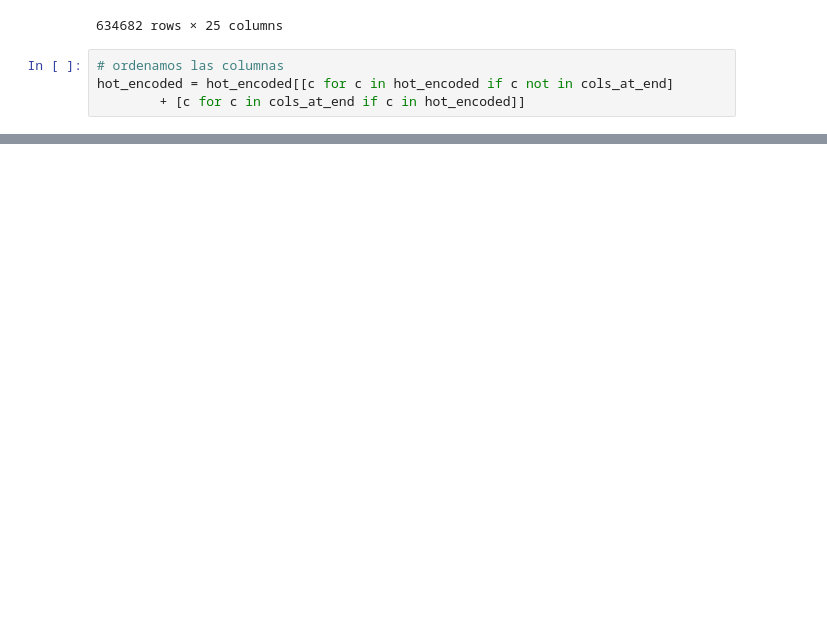
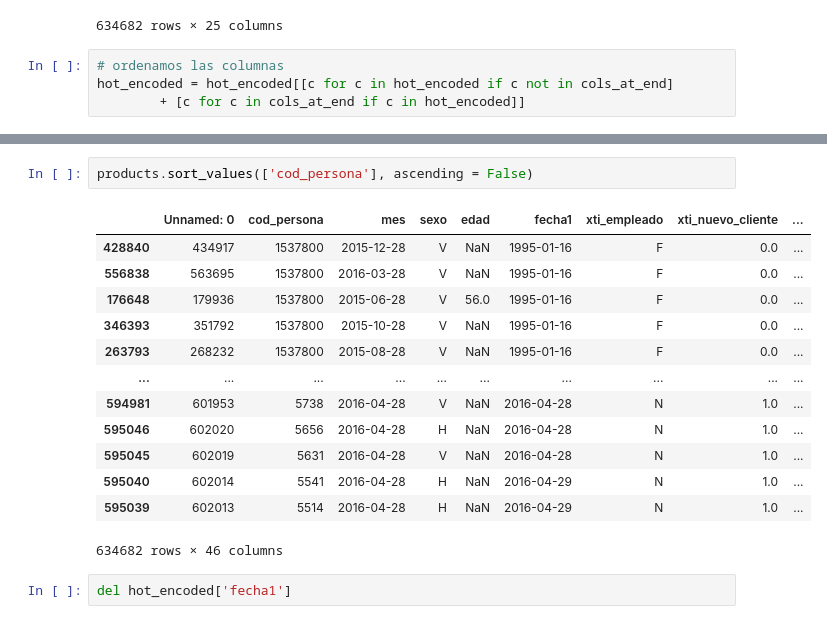
Before and after one commit to ubaldo-peralta-sanchez/machine_learning_unav, a Jupyter notebook: processing.ipynb, the cells around one changed output, grey strips where cells are left out. Drawn from its saved outputs; the diff is of its cells as text; blank space fills up the shorter version.

```diff
--- a/processing.ipynb
+++ b/processing.ipynb
@@ -285,0 +266,18 @@ Name: ind_prod19, dtype: bool
+# %%
+products.sort_values(['cod_persona'], ascending = False)
+# %% [output]
+|  | Unnamed: 0 | cod_persona | mes | sexo | edad | fecha1 | xti_empleado | xti_nuevo_cliente | ... |
+| 428840 | 434917 | 1537800 | 2015-12-28 | V | NaN | 1995-01-16 | F | 0.0 | ... |
+| 556838 | 563695 | 1537800 | 2016-03-28 | V | NaN | 1995-01-16 | F | 0.0 | ... |
+| 176648 | 179936 | 1537800 | 2015-06-28 | V | 56.0 | 1995-01-16 | F | 0.0 | ... |
+| 346393 | 351792 | 1537800 | 2015-10-28 | V | NaN | 1995-01-16 | F | 0.0 | ... |
+| 263793 | 268232 | 1537800 | 2015-08-28 | V | NaN | 1995-01-16 | F | 0.0 | ... |
+| ... | ... | ... | ... | ... | ... | ... | ... | ... | ... |
+| 594981 | 601953 | 5738 | 2016-04-28 | V | NaN | 2016-04-28 | N | 1.0 | ... |
+| 595046 | 602020 | 5656 | 2016-04-28 | H | NaN | 2016-04-28 | N | 1.0 | ... |
+| 595045 | 602019 | 5631 | 2016-04-28 | V | NaN | 2016-04-28 | N | 1.0 | ... |
+| 595040 | 602014 | 5541 | 2016-04-28 | H | NaN | 2016-04-29 | N | 1.0 | ... |
+| 595039 | 602013 | 5514 | 2016-04-28 | H | NaN | 2016-04-29 | N | 1.0 | ... |
+634682 rows × 46 columns
+# %%
+del hot_encoded['fecha1']
```
Also changed, not shown: parts of 12 cells of this notebook.
